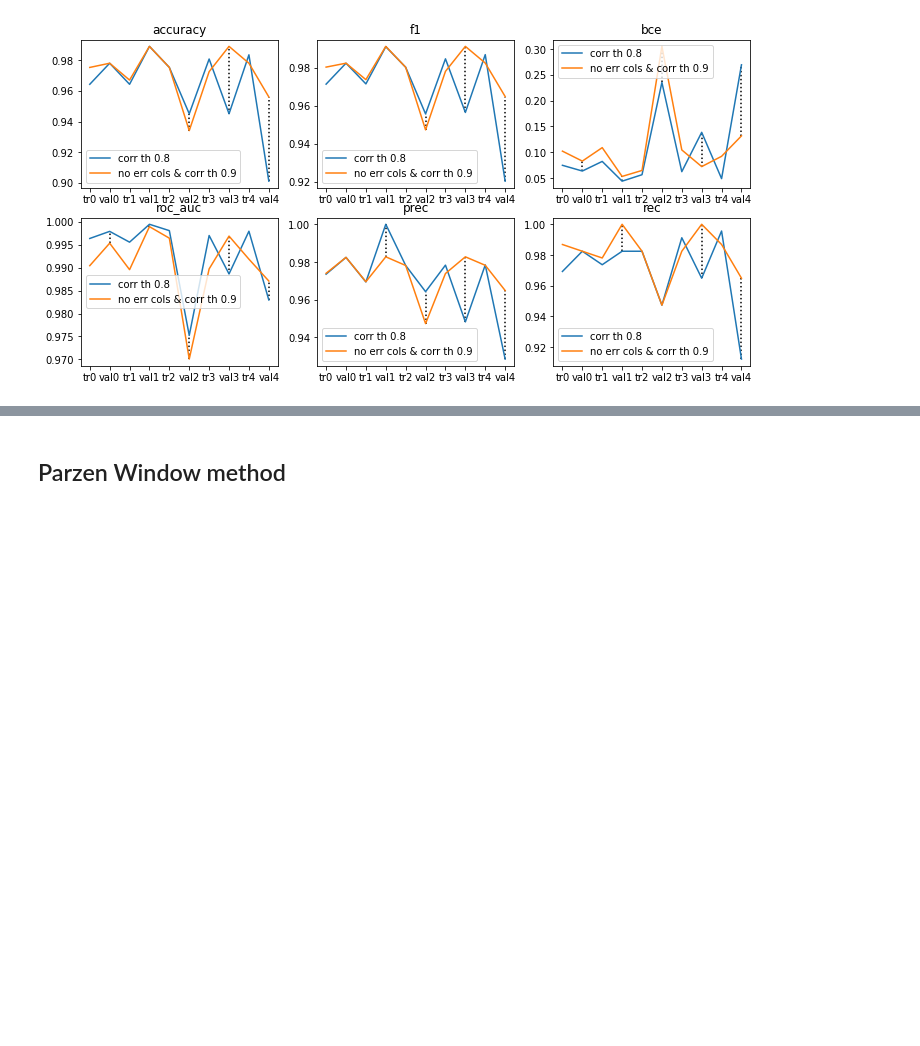
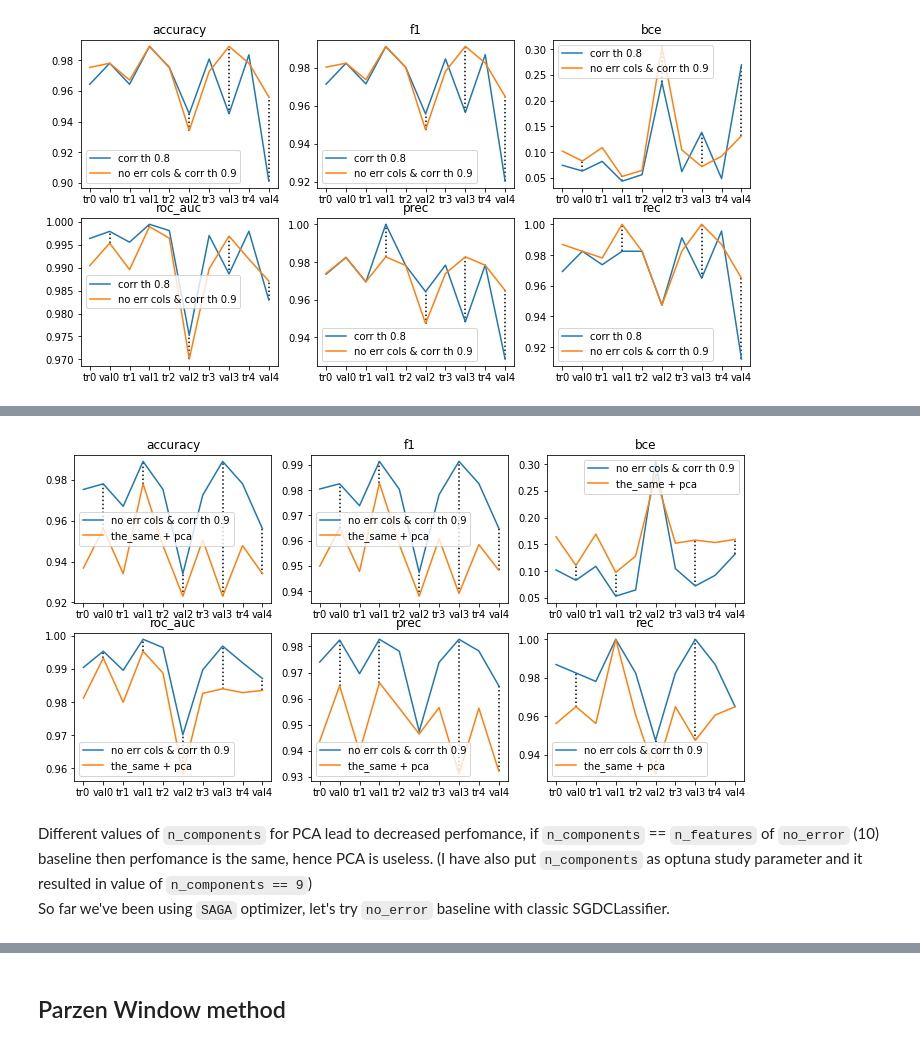
Before and after one commit to arseniybelkov/ml_vorontsov, a Jupyter notebook: task11/task11.ipynb, the cells around one changed output, grey strips where cells are left out. Drawn from its saved outputs; the diff is of its cells as text; code cells hidden in the pictures; blank space fills up the shorter version.

```diff
--- a/task11/task11.ipynb
+++ b/task11/task11.ipynb
@@ -443,6 +447,8 @@ corr_matrix = train_val_df.drop('target', axis=1).drop(error_features, axis=1).c
 upper_tri = corr_matrix.abs().where(np.triu(np.ones(corr_matrix.abs().shape),k=1).astype(bool))
 to_drop = [column for column in upper_tri.columns if any(upper_tri[column] > 0.9)] + error_features
 
+error_drop = to_drop.copy()
+
 sns.heatmap(train_val_df.drop(to_drop + ['target'], axis=1).corr(method='spearman').abs(), annot=True)
 # %% [output]
 <matplotlib.axes._subplots.AxesSubplot at 0x...>
@@ -531,0 +575,24 @@ class DistanceKernel:
+# %%
+pca_pipeline = DataPipe(X, Y, split,
+                         partial(drop_columns, to_drop=error_drop),
+                         Normalize(split, split_statistics),
+                         PCATransform(split, 2)
+                         )
+
+def objective_pca_logreg(trial, x_tr, y_tr, x_val, y_val, model_params: dict) -> tuple:
+    C = trial.suggest_float("C", 1e-6, 1e6)
+    n_components = trial.suggest_int("n_components", 1, x_tr.shape[-1])
+    l1_ratio = trial.suggest_float('l1_ratio', 0, 1)
+
+    # train
+    model = LogisticRegression(C=C, l1_ratio=l1_ratio, **model_params)
+    model = model.fit(x_tr[:, :n_components], y_tr)
+
+    # eval
+    probas = model.predict_proba(x_val[:, :n_components])
+
+    acc, f1, bce, roc_auc, prec, rec = compute_metrics(y_val, probas)
+    return acc, f1, bce, roc_auc, prec, rec
+
+model_params = {'solver': 'saga', 'n_jobs': -1, 'penalty': 'elasticnet', 'max_iter': 10000}
+models_pca, studies_pca, metrics_pca = train_logreg(pca_pipeline, objective_logreg, model_params, drop_params=['n_components'])
@@ -531,0 +610,8 @@ class DistanceKernel:
+# %%
+plot_metrics(metrics_ne, metrics_pca, "no err cols & corr th 0.9", "the_same + pca") # black dot lines connects val metrics
+# %% [output]
+[figure, added]
+# %% [markdown]
+Different values of `n_components` for PCA lead to decreased perfomance, if `n_components` == `n_features` of `no_error` (10) baseline then perfomance is the same, hence PCA is useless.
+(I have also put `n_components` as optuna study parameter and it resulted in value of `n_components == 9`)
+So far we've been using `SAGA` optimizer, let's try `no_error` baseline with classic SGDCLassifier.
```
Also changed, not shown: parts of 26 cells of this notebook.
